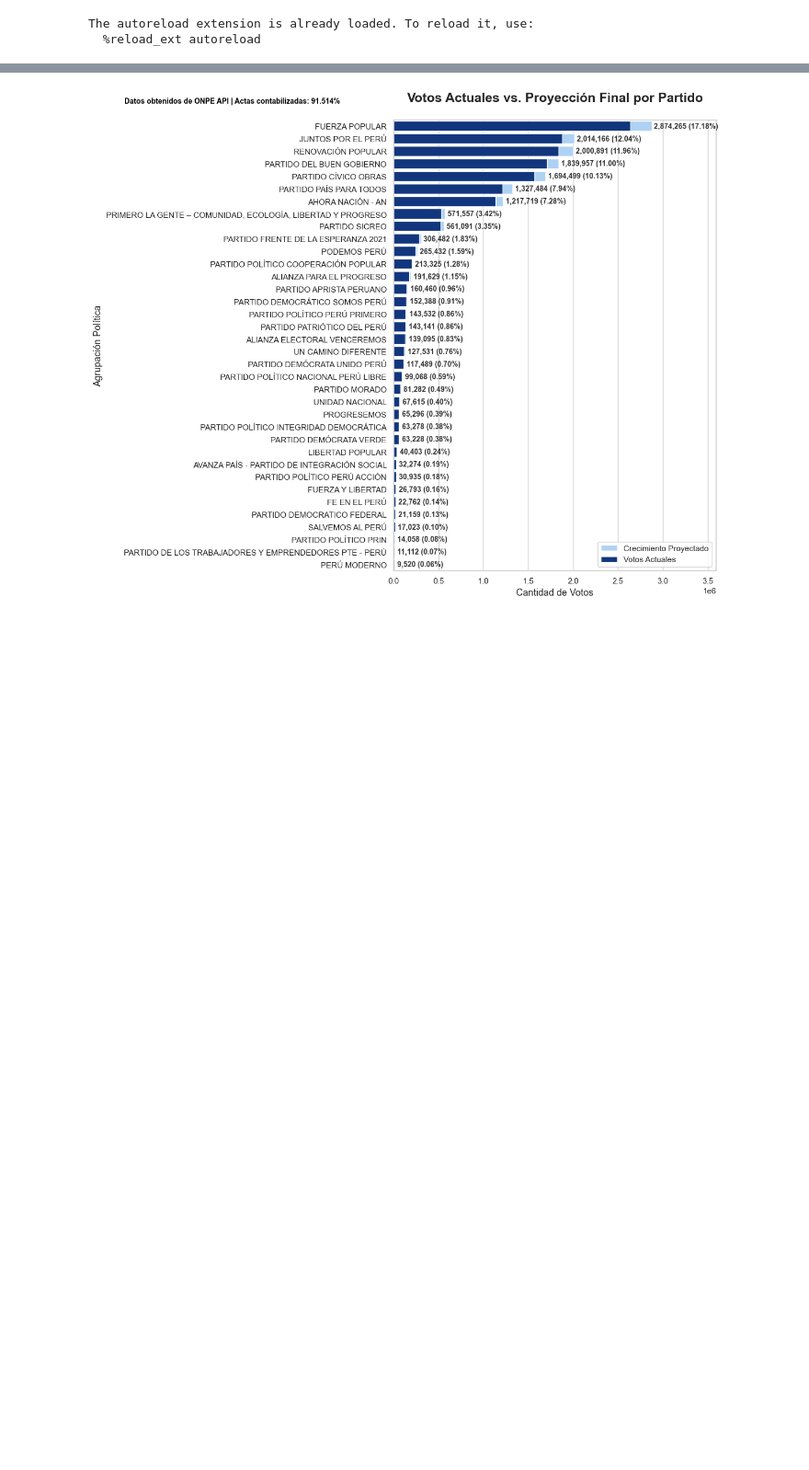
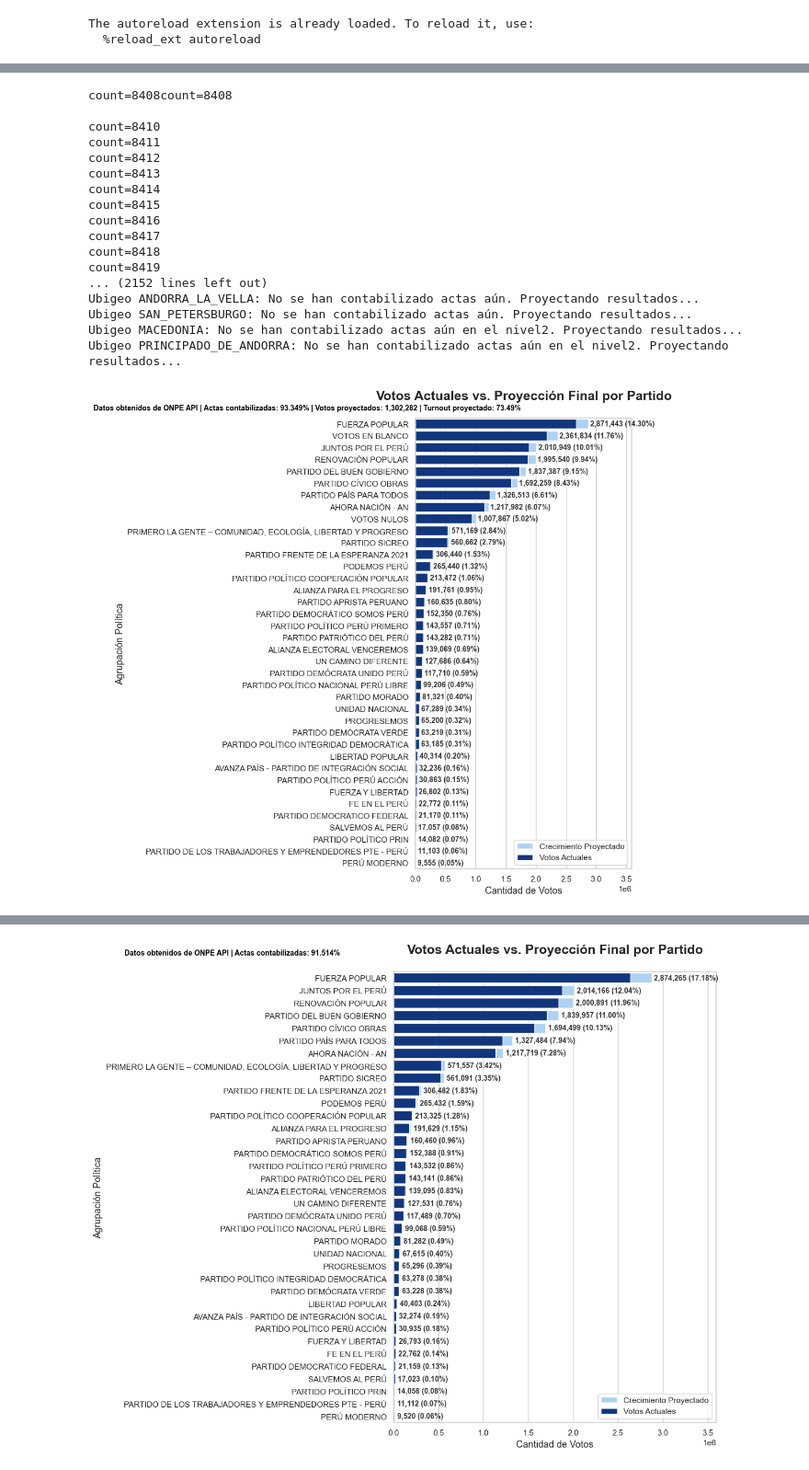
Before and after one commit to SolanoJason/onpe, a Jupyter notebook: test5.ipynb, the cells around one changed output, grey strips where cells are left out. Shown at 92% size. Cells and saved outputs as stored; diff of their text form; code cells hidden in the pictures; blank space fills up the shorter version.

```diff
--- a/test5.ipynb
+++ b/test5.ipynb
@@ -205 +253,22 @@ def plot_proyeccion():
+# %%
+df_pro, df_f = plot_proyeccion()
+# %% [output]
+count=8408count=8408
+
+count=8410
+count=8411
+count=8412
+count=8413
+count=8414
+count=8415
+count=8416
+count=8417
+count=8418
+count=8419
+... (2152 lines left out)
+Ubigeo ANDORRA_LA_VELLA: No se han contabilizado actas aún. Proyectando resultados...
+Ubigeo SAN_PETERSBURGO: No se han contabilizado actas aún. Proyectando resultados...
+Ubigeo MACEDONIA: No se han contabilizado actas aún en el nivel2. Proyectando resultados...
+Ubigeo PRINCIPADO_DE_ANDORRA: No se han contabilizado actas aún en el nivel2. Proyectando resultados...
+[figure, added]
 # %%
```
Also changed, not shown: parts of 12 cells of this notebook, 2 other files.
